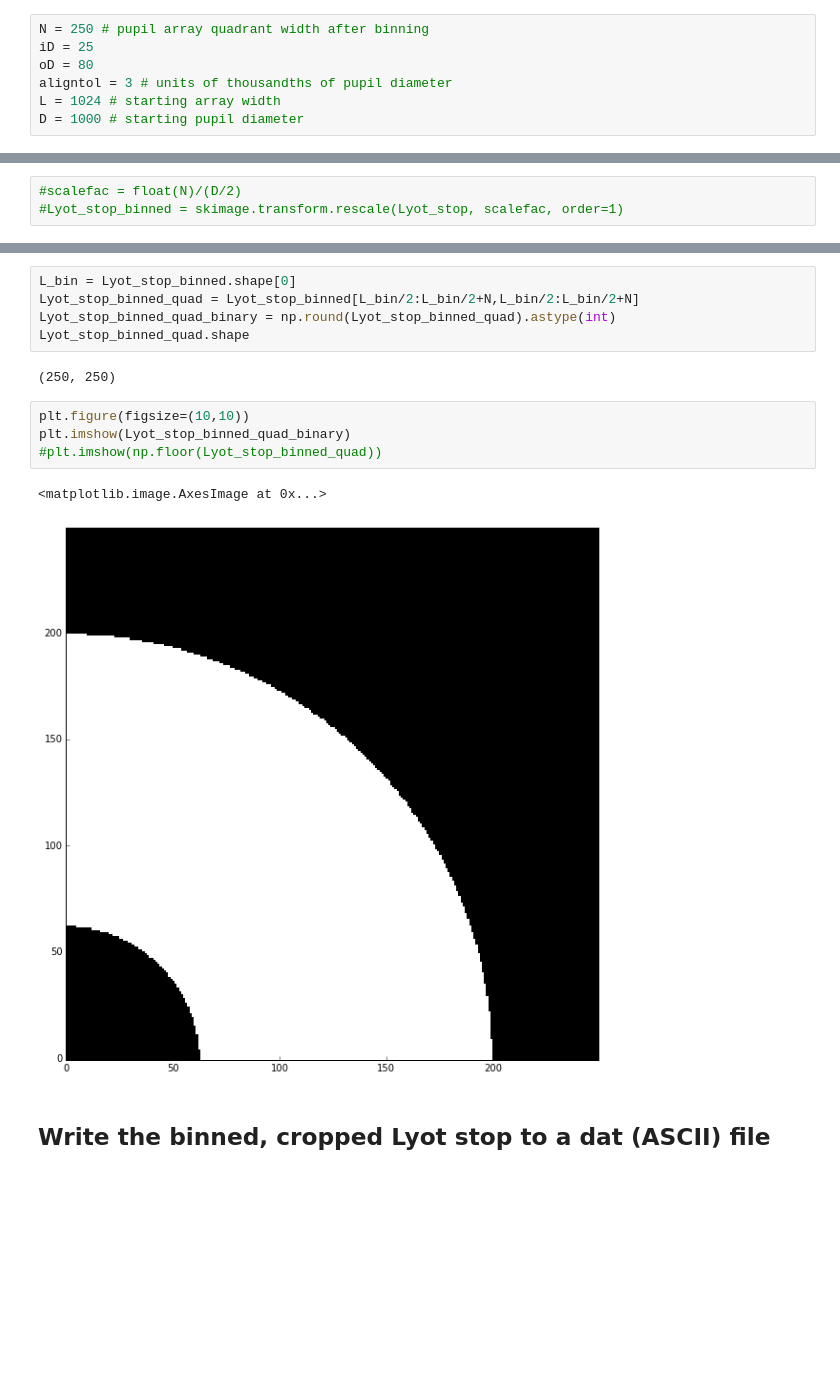
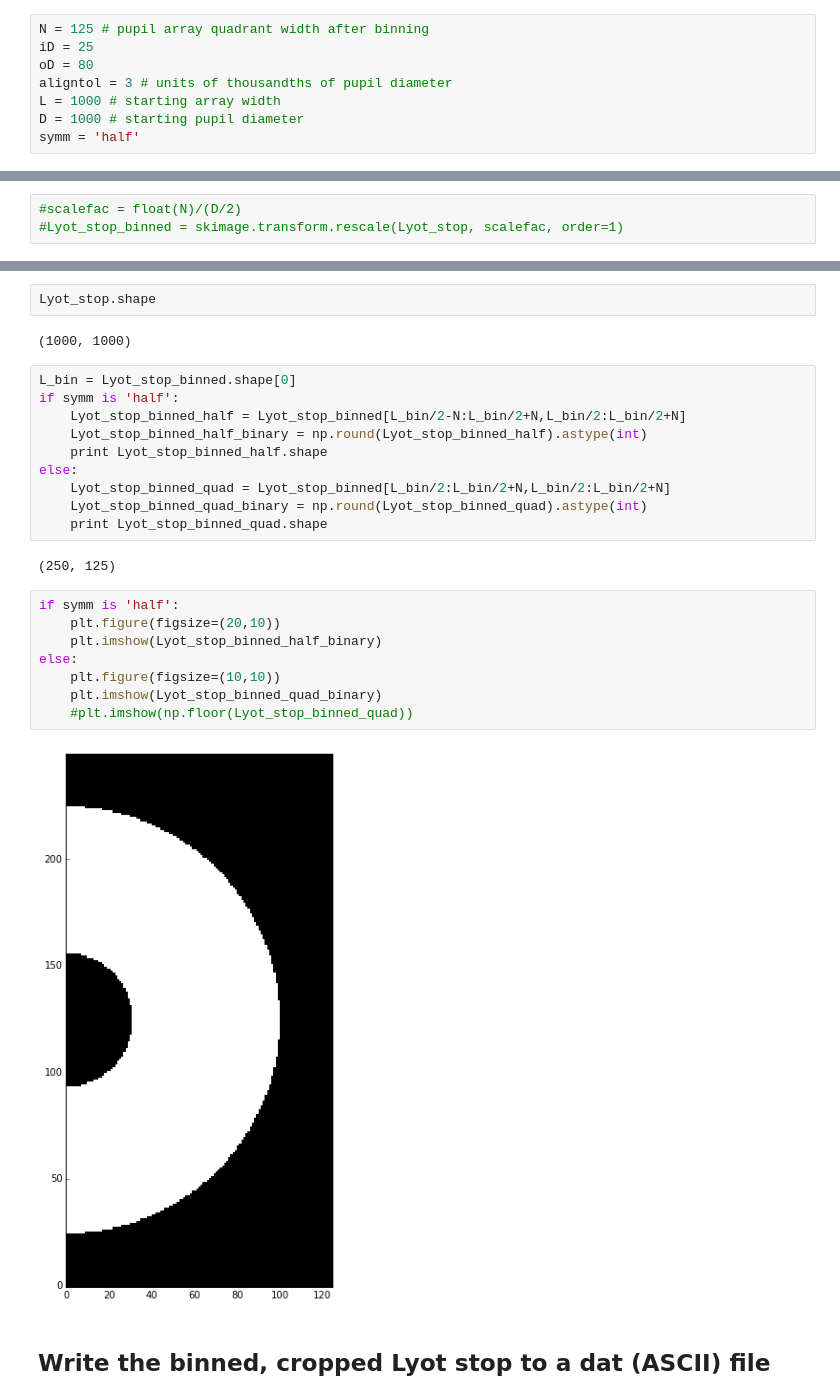
Before and after one commit to neilzim/SCDA, a Jupyter notebook: make_Lyotstop_obs0.ipynb, the cells around one changed output, grey strips where cells are left out. Drawn from its saved outputs; the diff is of its cells as text; blank space fills up the shorter version.

Commit message:
revised Lyot stop obs0 script to make half-plane arrays

```diff
--- a/make_Lyotstop_obs0.ipynb
+++ b/make_Lyotstop_obs0.ipynb
@@ -13,12 +13,13 @@ Populating the interactive namespace from numpy and matplotlib
 # %% [markdown]
 ## Set basic parameters
 # %%
-N = 250 # pupil array quadrant width after binning
+N = 125 # pupil array quadrant width after binning
 iD = 25
 oD = 80
 aligntol = 3 # units of thousandths of pupil diameter
-L = 1024 # starting array width
+L = 1000 # starting array width
 D = 1000 # starting pupil diameter
+symm = 'half'
 # %%
 #LS_dir = os.path.abspath("../InputMasks/LS")
 LS_dir = os.path.normpath("/astro/opticslab1/SCDA/Apertures/InputMasks/LS")
@@ -63,17 +64,29 @@ Binning the original LS array 2x
+# %%
+Lyot_stop.shape
+# %% [output]
+(1000, 1000)
 # %%
 L_bin = Lyot_stop_binned.shape[0]
-Lyot_stop_binned_quad = Lyot_stop_binned[L_bin/2:L_bin/2+N,L_bin/2:L_bin/2+N]
-Lyot_stop_binned_quad_binary = np.round(Lyot_stop_binned_quad).astype(int)
-Lyot_stop_binned_quad.shape
+if symm is 'half':
+    Lyot_stop_binned_half = Lyot_stop_binned[L_bin/2-N:L_bin/2+N,L_bin/2:L_bin/2+N]
+    Lyot_stop_binned_half_binary = np.round(Lyot_stop_binned_half).astype(int)
+    print Lyot_stop_binned_half.shape
+else:
+    Lyot_stop_binned_quad = Lyot_stop_binned[L_bin/2:L_bin/2+N,L_bin/2:L_bin/2+N]
+    Lyot_stop_binned_quad_binary = np.round(Lyot_stop_binned_quad).astype(int)
+    print Lyot_stop_binned_quad.shape
 # %% [output]
-(250, 250)
+(250, 125)
 # %%
-plt.figure(figsize=(10,10))
-plt.imshow(Lyot_stop_binned_quad_binary)
-#plt.imshow(np.floor(Lyot_stop_binned_quad))
+if symm is 'half':
+    plt.figure(figsize=(20,10))
+    plt.imshow(Lyot_stop_binned_half_binary)
+else:
+    plt.figure(figsize=(10,10))
+    plt.imshow(Lyot_stop_binned_quad_binary)
+    #plt.imshow(np.floor(Lyot_stop_binned_quad))
 # %% [output]
-<matplotlib.image.AxesImage at 0x...>
-[figure, old version]
+[figure, new version]
 # %% [markdown]
 ## Write the binned, cropped Lyot stop to a dat (ASCII) file
 # %%
```
Also changed, not shown: parts of 10 cells of this notebook.
